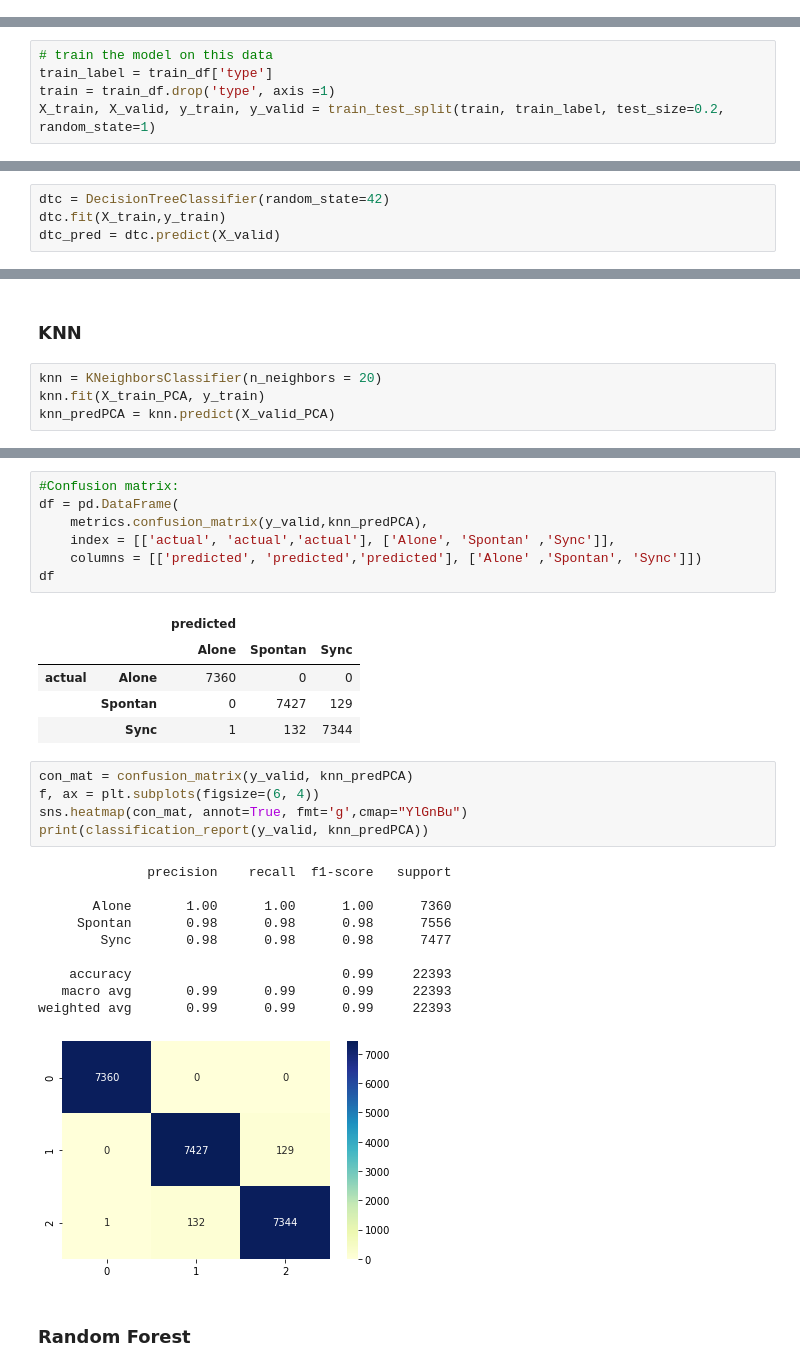
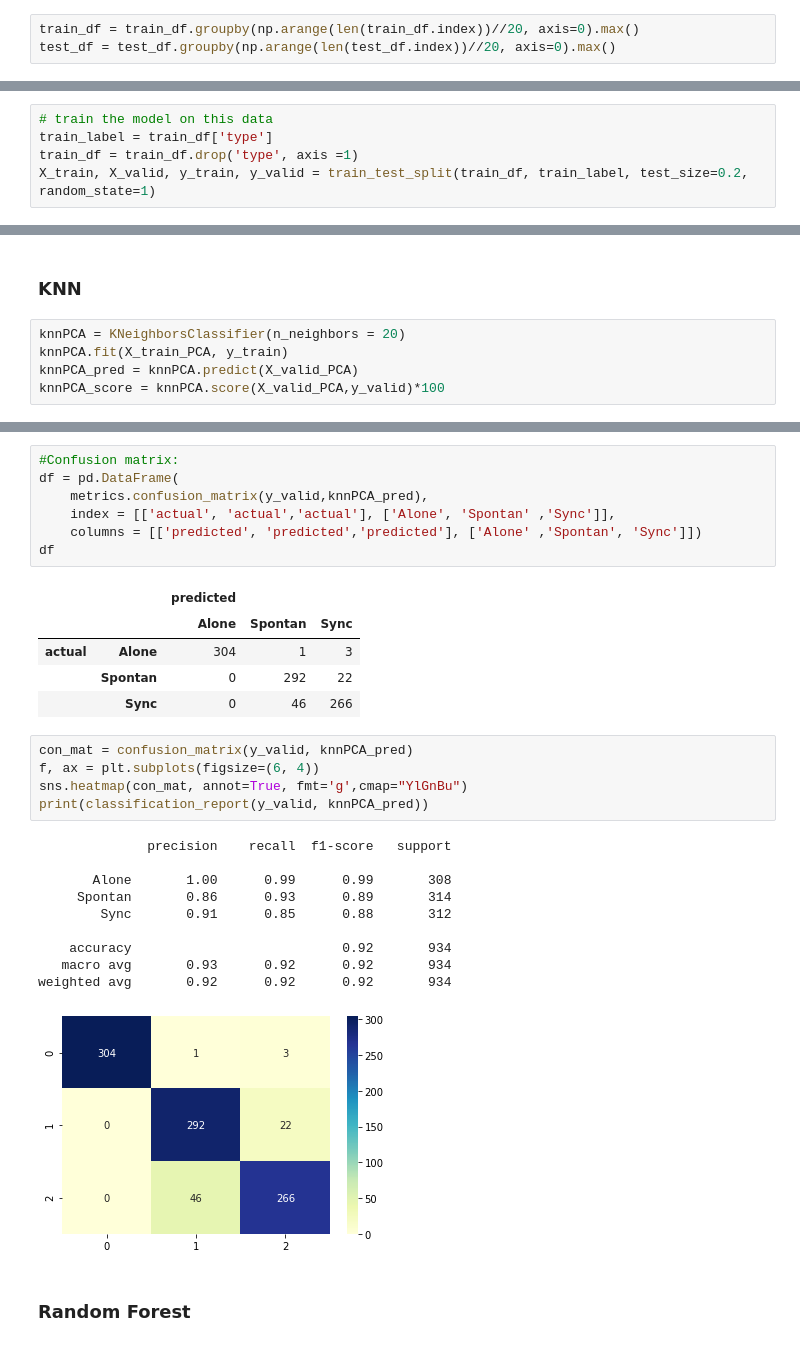
Before and after one commit to TaliaSeada/Data-Science-Research, a Jupyter notebook: Harnessing Machine Learning for interpersonal physical alignment.ipynb, the cells around one changed output, grey strips where cells are left out. Drawn from its saved outputs; the diff is of its cells as text.

```diff
--- a/Harnessing Machine Learning for interpersonal physical alignment.ipynb
+++ b/Harnessing Machine Learning for interpersonal physical alignment.ipynb
@@ -401 +389,4 @@ Alone      36669
 Name: type, dtype: int64
+# %%
+train_df = train_df.groupby(np.arange(len(train_df.index))//20, axis=0).max()
+test_df = test_df.groupby(np.arange(len(test_df.index))//20, axis=0).max()
@@ -408,8 +447,8 @@ X_test = test_df.drop('type', axis =1)
 # %%
 # train the model on this data
 train_label = train_df['type']
-train = train_df.drop('type', axis =1)
-X_train, X_valid, y_train, y_valid = train_test_split(train, train_label, test_size=0.2, random_state=1)
+train_df = train_df.drop('type', axis =1)
+X_train, X_valid, y_train, y_valid = train_test_split(train_df, train_label, test_size=0.2, random_state=1)
 # %%
 # Normalization
 scaler = StandardScaler()
@@ -576,4 +616,0 @@ weighted avg       0.89      0.89      0.89     22393
-# %%
-dtc = DecisionTreeClassifier(random_state=42)
-dtc.fit(X_train,y_train)
-dtc_pred = dtc.predict(X_valid)
@@ -831,8 +829,9 @@ X_valid_PCA = pd.DataFrame(X_valid_reduced)
 # %% [markdown]
 ### KNN
 # %%
-knn = KNeighborsClassifier(n_neighbors = 20)
-knn.fit(X_train_PCA, y_train)
-knn_predPCA = knn.predict(X_valid_PCA)
+knnPCA = KNeighborsClassifier(n_neighbors = 20)
+knnPCA.fit(X_train_PCA, y_train)
+knnPCA_pred = knnPCA.predict(X_valid_PCA)
+knnPCA_score = knnPCA.score(X_valid_PCA,y_valid)*100
 # %%
 #f-score:
@@ -850,32 +849,32 @@ Training Score:  99.09233002121246
 # %%
 #Confusion matrix:
 df = pd.DataFrame(
-    metrics.confusion_matrix(y_valid,knn_predPCA),
+    metrics.confusion_matrix(y_valid,knnPCA_pred),
     index = [['actual', 'actual','actual'], ['Alone', 'Spontan' ,'Sync']],
     columns = [['predicted', 'predicted','predicted'], ['Alone' ,'Spontan', 'Sync']])
 df
 # %% [output]
 |  |  | predicted |  |  |
 |  |  | Alone | Spontan | Sync |
-| actual | Alone | 7360 | 0 | 0 |
-|  | Spontan | 0 | 7427 | 129 |
-|  | Sync | 1 | 132 | 7344 |
+| actual | Alone | 304 | 1 | 3 |
+|  | Spontan | 0 | 292 | 22 |
+|  | Sync | 0 | 46 | 266 |
 # %%
-con_mat = confusion_matrix(y_valid, knn_predPCA)
+con_mat = confusion_matrix(y_valid, knnPCA_pred)
 f, ax = plt.subplots(figsize=(6, 4))
 sns.heatmap(con_mat, annot=True, fmt='g',cmap="YlGnBu")
-print(classification_report(y_valid, knn_predPCA))
+print(classification_report(y_valid, knnPCA_pred))
 # %% [output]
               precision    recall  f1-score   support
 
-       Alone       1.00      1.00      1.00      7360
-     Spontan       0.98      0.98      0.98      7556
-        Sync       0.98      0.98      0.98      7477
+       Alone       1.00      0.99      0.99       308
+     Spontan       0.86      0.93      0.89       314
+        Sync       0.91      0.85      0.88       312
 
-    accuracy                           0.99     22393
-   macro avg       0.99      0.99      0.99     22393
-weighted avg       0.99      0.99      0.99     22393
+    accuracy                           0.92       934
+   macro avg       0.93      0.92      0.92       934
+weighted avg       0.92      0.92      0.92       934
-[figure, old version]
+[figure, new version]
 # %% [markdown]
 ### Random Forest
 # %%
```
Also changed, not shown: parts of 115 cells of this notebook.
